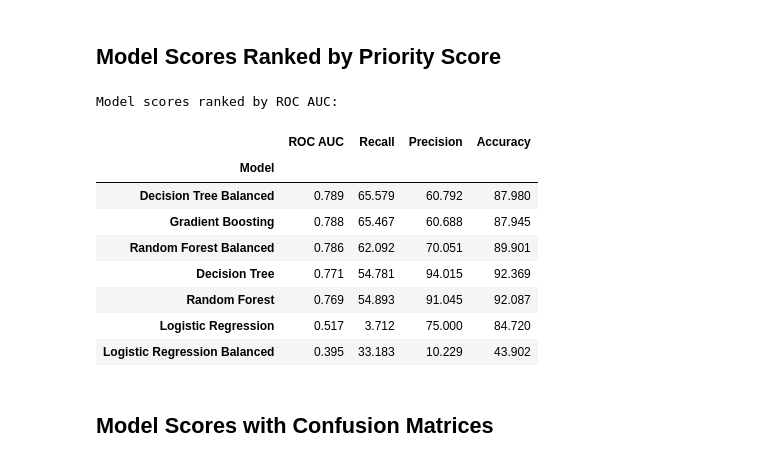
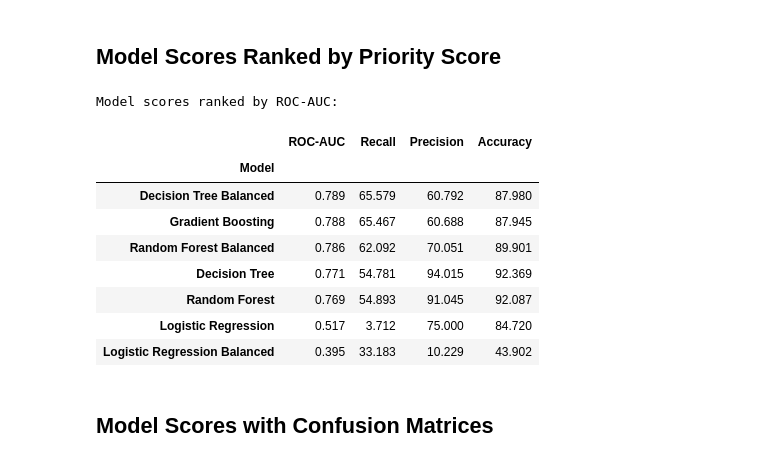
Before and after one commit to data-enhanced/Jupyter_Notebooks, a Jupyter notebook: CustomerTransactions_Models_4periods_ROC_AUC.ipynb, the cells around one changed output. Drawn from its saved outputs; the diff is of its cells as text; code cells hidden in the pictures.

```diff
--- a/CustomerTransactions_Models_4periods_ROC_AUC.ipynb
+++ b/CustomerTransactions_Models_4periods_ROC_AUC.ipynb
@@ -514,7 +514,7 @@ def report_scores_enhanced(model):
     # Adjust x and y to fit report -- try 0.74 for the y if you activate F1 and AUC
     (
         plt.figtext(0.21, 0.74,
-                    f'ROC AUC: {round(auc, 3)}\n'
+                    f'ROC-AUC: {round(auc, 3)}\n'
                     + f'Recall:  {round(recall,3)}%\n'
                     + f'Precision:  {round(precision, 3)}%\n'
                     + f'Accuracy:  {round(accuracy, 3)}%\n'
@@ -537,7 +537,7 @@ def report_scores_enhanced(model):
 scoreslist = []
 
 scorenames = [
-              'ROC AUC',
+              'ROC-AUC',
               'Recall',
               'Precision',
               'Accuracy'
@@ -591,10 +591,10 @@ def score_models(models_list, features, labels, priority='Accuracy'):
 ## Model Scores Ranked by Priority Score
 # %%
 # View model scores ranked by priority score
-score_models(models_tuned, X_test, y_test, priority='ROC AUC')
+score_models(models_tuned, X_test, y_test, priority='ROC-AUC')
 # %% [output]
-Model scores ranked by ROC AUC:
+Model scores ranked by ROC-AUC:
-|  | ROC AUC | Recall | Precision | Accuracy |
+|  | ROC-AUC | Recall | Precision | Accuracy |
 | Model |  |  |  |  |
 | Decision Tree Balanced | 0.789 | 65.579 | 60.792 | 87.980 |
 | Gradient Boosting | 0.788 | 65.467 | 60.688 | 87.945 |
```
